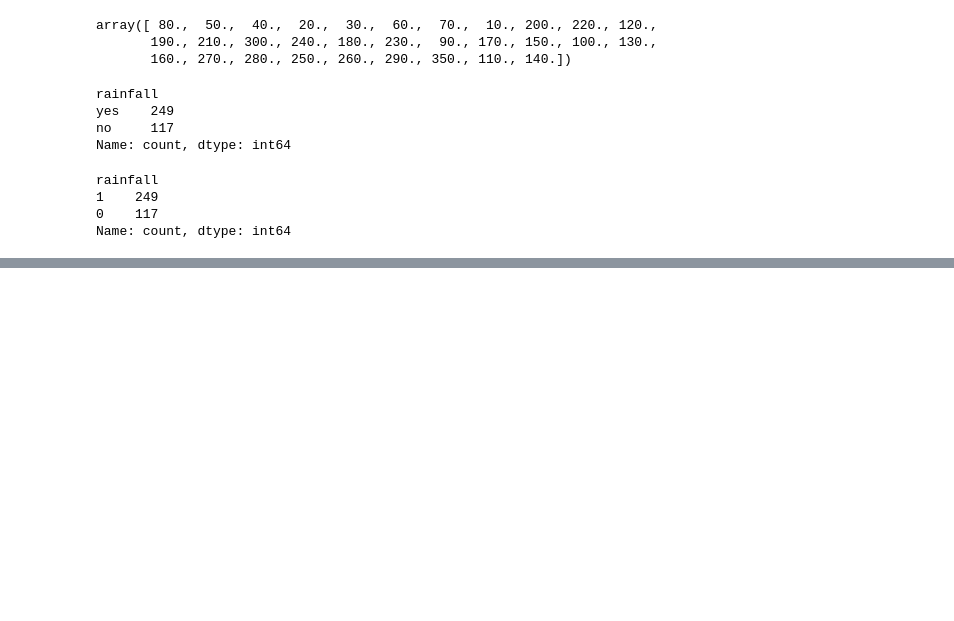
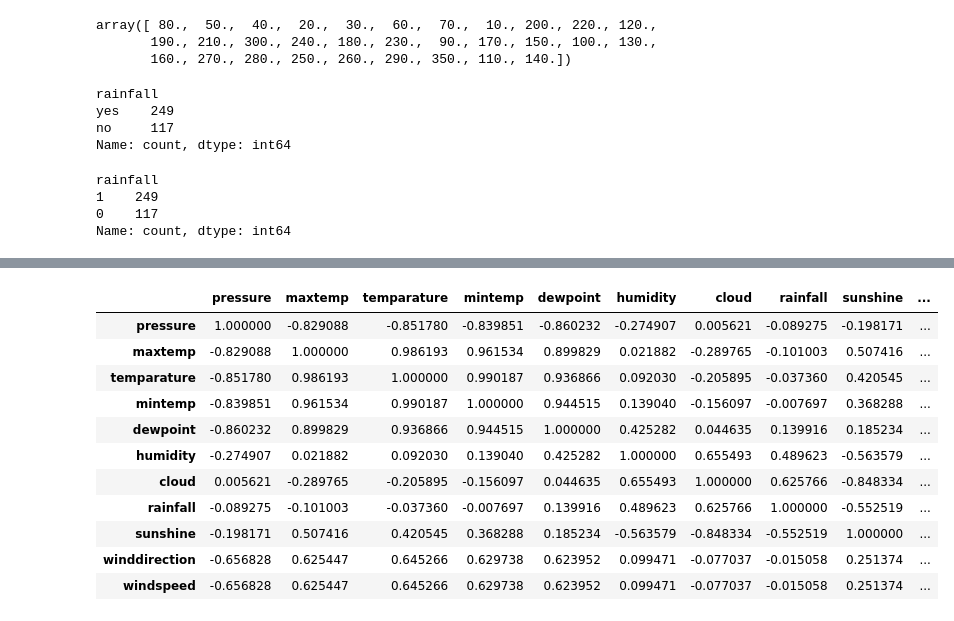
Before and after one commit to kamijoseph/Rainfall-Predictor, a Jupyter notebook: notebook/main.ipynb, the cells around one changed output, grey strips where cells are left out. Drawn from its saved outputs; the diff is of its cells as text; code cells hidden in the pictures; blank space fills up the shorter version.

```diff
--- a/notebook/main.ipynb
+++ b/notebook/main.ipynb
@@ -224,0 +246,15 @@ Name: count, dtype: int64
+# %%
+data.corr()
+# %% [output]
+|  | pressure | maxtemp | temparature | mintemp | dewpoint | humidity | cloud | rainfall | sunshine | ... |
+| pressure | 1.000000 | -0.829088 | -0.851780 | -0.839851 | -0.860232 | -0.274907 | 0.005621 | -0.089275 | -0.198171 | ... |
+| maxtemp | -0.829088 | 1.000000 | 0.986193 | 0.961534 | 0.899829 | 0.021882 | -0.289765 | -0.101003 | 0.507416 | ... |
+| temparature | -0.851780 | 0.986193 | 1.000000 | 0.990187 | 0.936866 | 0.092030 | -0.205895 | -0.037360 | 0.420545 | ... |
+| mintemp | -0.839851 | 0.961534 | 0.990187 | 1.000000 | 0.944515 | 0.139040 | -0.156097 | -0.007697 | 0.368288 | ... |
+| dewpoint | -0.860232 | 0.899829 | 0.936866 | 0.944515 | 1.000000 | 0.425282 | 0.044635 | 0.139916 | 0.185234 | ... |
+| humidity | -0.274907 | 0.021882 | 0.092030 | 0.139040 | 0.425282 | 1.000000 | 0.655493 | 0.489623 | -0.563579 | ... |
+| cloud | 0.005621 | -0.289765 | -0.205895 | -0.156097 | 0.044635 | 0.655493 | 1.000000 | 0.625766 | -0.848334 | ... |
+| rainfall | -0.089275 | -0.101003 | -0.037360 | -0.007697 | 0.139916 | 0.489623 | 0.625766 | 1.000000 | -0.552519 | ... |
+| sunshine | -0.198171 | 0.507416 | 0.420545 | 0.368288 | 0.185234 | -0.563579 | -0.848334 | -0.552519 | 1.000000 | ... |
+| winddirection | -0.656828 | 0.625447 | 0.645266 | 0.629738 | 0.623952 | 0.099471 | -0.077037 | -0.015058 | 0.251374 | ... |
+| windspeed | -0.656828 | 0.625447 | 0.645266 | 0.629738 | 0.623952 | 0.099471 | -0.077037 | -0.015058 | 0.251374 | ... |
```
Also changed, not shown: parts of 2 cells of this notebook.
